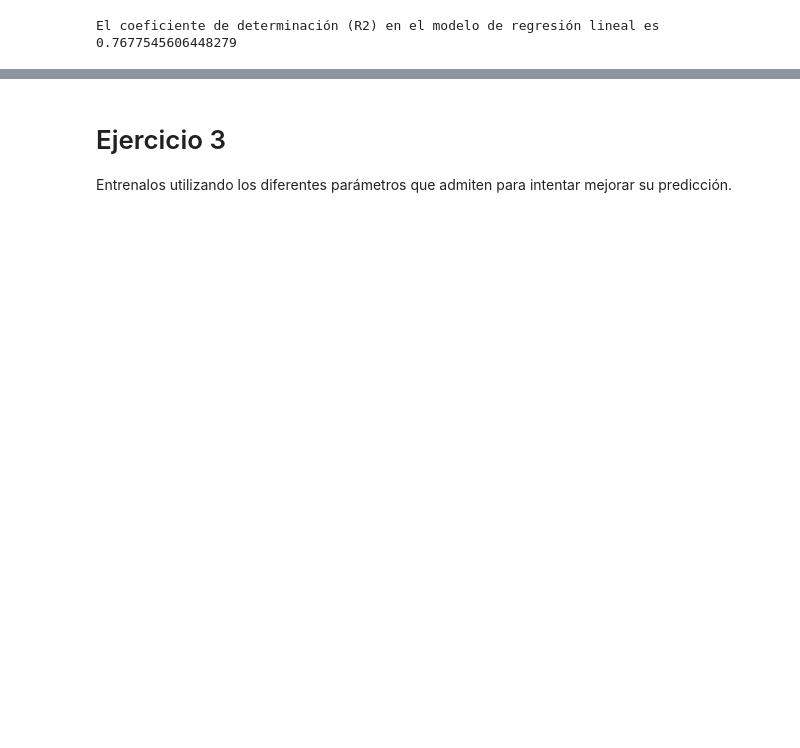
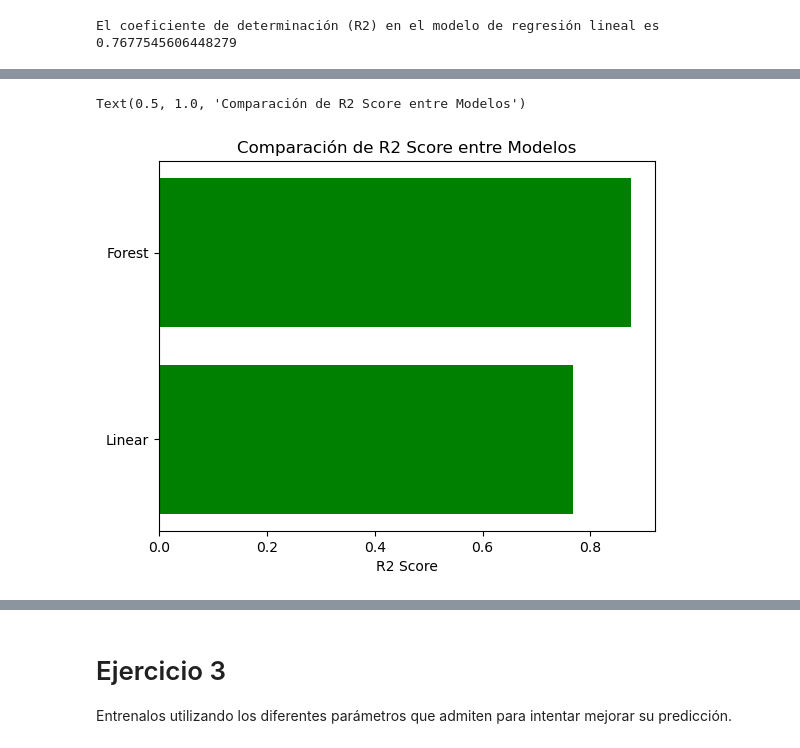
Before and after one commit to LeonBali3110/Sprint_6, a Jupyter notebook: M06.ipynb, the cells around one changed output, grey strips where cells are left out. Drawn from its saved outputs; the diff is of its cells as text; code cells hidden in the pictures; blank space fills up the shorter version.

```diff
--- a/M06.ipynb
+++ b/M06.ipynb
@@ -250,4 +256,9 @@ Compárales en base al MSE y al R2.
 # %%
 from sklearn.metrics import r2_score
 from sklearn.metrics import mean_squared_error
+# %%
+R2_LR = r2_score(y_test, predictions)
+MSE_LR = mean_squared_error(y_test, predictions)
+R2_RF = r2_score(y_test, predictionsRF)
+MSE_RF = mean_squared_error(y_test, predictionsRF)
 # %%
@@ -268,0 +290,7 @@ El coeficiente de determinación (R2) en el random forest regressor es  0.878273
+# %%
+plt.barh(['Linear', 'Forest'], [R2_LR, R2_RF], color='green')
+plt.xlabel('R2 Score')
+plt.title('Comparación de R2 Score entre Modelos')
+# %% [output]
+Text(0.5, 1.0, 'Comparación de R2 Score entre Modelos')
+[figure, added]
```
Also changed, not shown: parts of 30 cells of this notebook.
